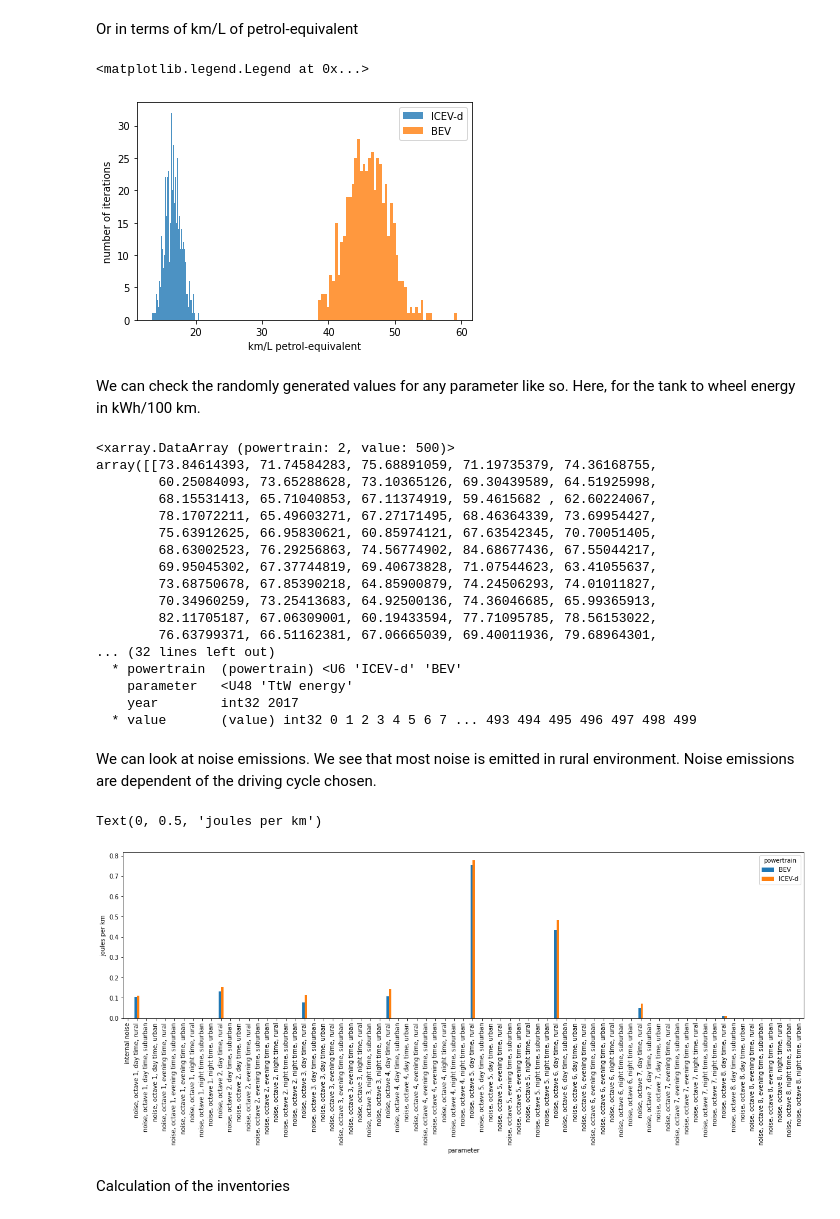
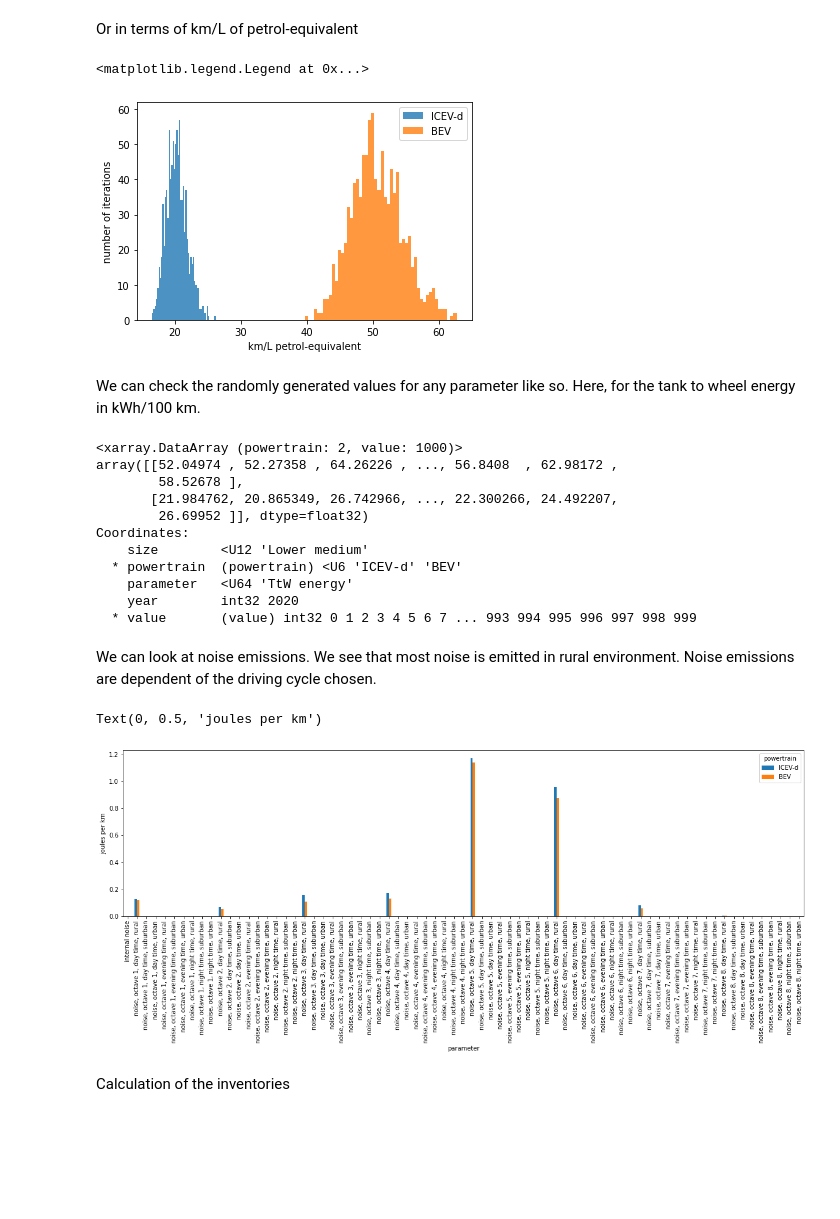
Before and after one commit to romainsacchi/carculator, a Jupyter notebook: examples/Examples.ipynb, the cells around one changed output. Saved outputs shown, nothing was run; the diff lists cells and outputs as text; code cells hidden in the pictures; blank space fills up the shorter version.

```diff
--- a/examples/Examples.ipynb
+++ b/examples/Examples.ipynb
@@ -349,59 +364,53 @@ plt.legend()
 Or in terms of km/L of petrol-equivalent
 # %%
 cip = CarInputParameters()
-cip.stochastic(500)
+cip.stochastic(1000)
 #cip.static()
 dcts, array = fill_xarray_from_input_parameters(cip,
                                                 scope={"powertrain":["ICEV-d", "BEV"],
                                                        "size":["Lower medium"],
-                                                       "year":[2017]})
+                                                       "year":[2020]})
 #dcts, array = fill_xarray_from_input_parameters(cip)
 cm = CarModel(array, cycle='WLTC 3.4')
 cm.set_all()
-TtW_energy = 1 / (cm.array.sel(size='Lower medium', year=2017, parameter='TtW energy') / 42000) # assuming 42 MJ/L petrol
+TtW_energy = 1 / (cm.array.sel(size='Lower medium', year=2020, parameter='TtW energy') / 42000) # assuming 42 MJ/L petrol
 
 l_powertrains = TtW_energy.powertrain
 [plt.hist(e, bins=50, alpha=.8, label=e.powertrain.values) for e in TtW_energy]
 plt.xlabel('km/L petrol-equivalent')
 plt.ylabel('number of iterations')
 plt.legend()
 # %% [output]
 <matplotlib.legend.Legend at 0x...>
-[figure, old version]
+[figure, new version]
 # %% [markdown]
 We can check the randomly generated values for any parameter like so. Here, for the tank to wheel energy in kWh/100 km.
 # %%
-cm.array.sel(size='Lower medium', year=2017, parameter='TtW energy') * 1/3600 * 100
+cm.array.sel(size='Lower medium', year=2020, parameter='TtW energy') * 1/3600 * 100
 # %% [output]
-<xarray.DataArray (powertrain: 2, value: 500)>
-array([[73.84614393, 71.74584283, 75.68891059, 71.19735379, 74.36168755,
-        60.25084093, 73.65288628, 73.10365126, 69.30439589, 64.51925998,
-        68.15531413, 65.71040853, 67.11374919, 59.4615682 , 62.60224067,
-        78.17072211, 65.49603271, 67.27171495, 68.46364339, 73.69954427,
-        75.63912625, 66.95830621, 60.85974121, 67.63542345, 70.70051405,
-        68.63002523, 76.29256863, 74.56774902, 84.68677436, 67.55044217,
-        69.95045302, 67.37744819, 69.40673828, 71.07544623, 63.41055637,
-        73.68750678, 67.85390218, 64.85900879, 74.24506293, 74.01011827,
-        70.34960259, 73.25413683, 64.92500136, 74.36046685, 65.99365913,
-        82.11705187, 67.06309001, 60.19433594, 77.71095785, 78.56153022,
-        76.63799371, 66.51162381, 67.06665039, 69.40011936, 79.68964301,
-... (32 lines left out)
+<xarray.DataArray (powertrain: 2, value: 1000)>
+array([[52.04974 , 52.27358 , 64.26226 , ..., 56.8408  , 62.98172 ,
+        58.52678 ],
+       [21.984762, 20.865349, 26.742966, ..., 22.300266, 24.492207,
+        26.69952 ]], dtype=float32)
+Coordinates:
+    size        <U12 'Lower medium'
   * powertrain  (powertrain) <U6 'ICEV-d' 'BEV'
-    parameter   <U48 'TtW energy'
-    year        int32 2017
-  * value       (value) int32 0 1 2 3 4 5 6 7 ... 493 494 495 496 497 498 499
+    parameter   <U64 'TtW energy'
+    year        int32 2020
+  * value       (value) int32 0 1 2 3 4 5 6 7 ... 993 994 995 996 997 998 999
 # %% [markdown]
 We can look at noise emissions. We see that most noise is emitted in rural environment. Noise emissions are dependent of the driving cycle chosen.
 # %%
 list_param = list(cm.array.parameter.values)
 noise_emissions = [x for x in list_param if 'noise' in x]
-data = cm.array.sel(parameter=noise_emissions, year=2017, size='Lower medium', value=0)\
+data = cm.array.sel(parameter=noise_emissions, year=2020, size='Lower medium', value=0)\
     .to_dataframe(name='noise emissions').unstack()['noise emissions'].T
 data[data>0].plot(kind='bar', figsize=(20, 5))
 plt.ylabel('joules per km')
 # %% [output]
 Text(0, 0.5, 'joules per km')
-[figure, old version]
+[figure, new version]
 # %% [markdown]
 Calculation of the inventories
 # %%
```
Also changed, not shown: parts of 38 cells of this notebook, 2 other files.
